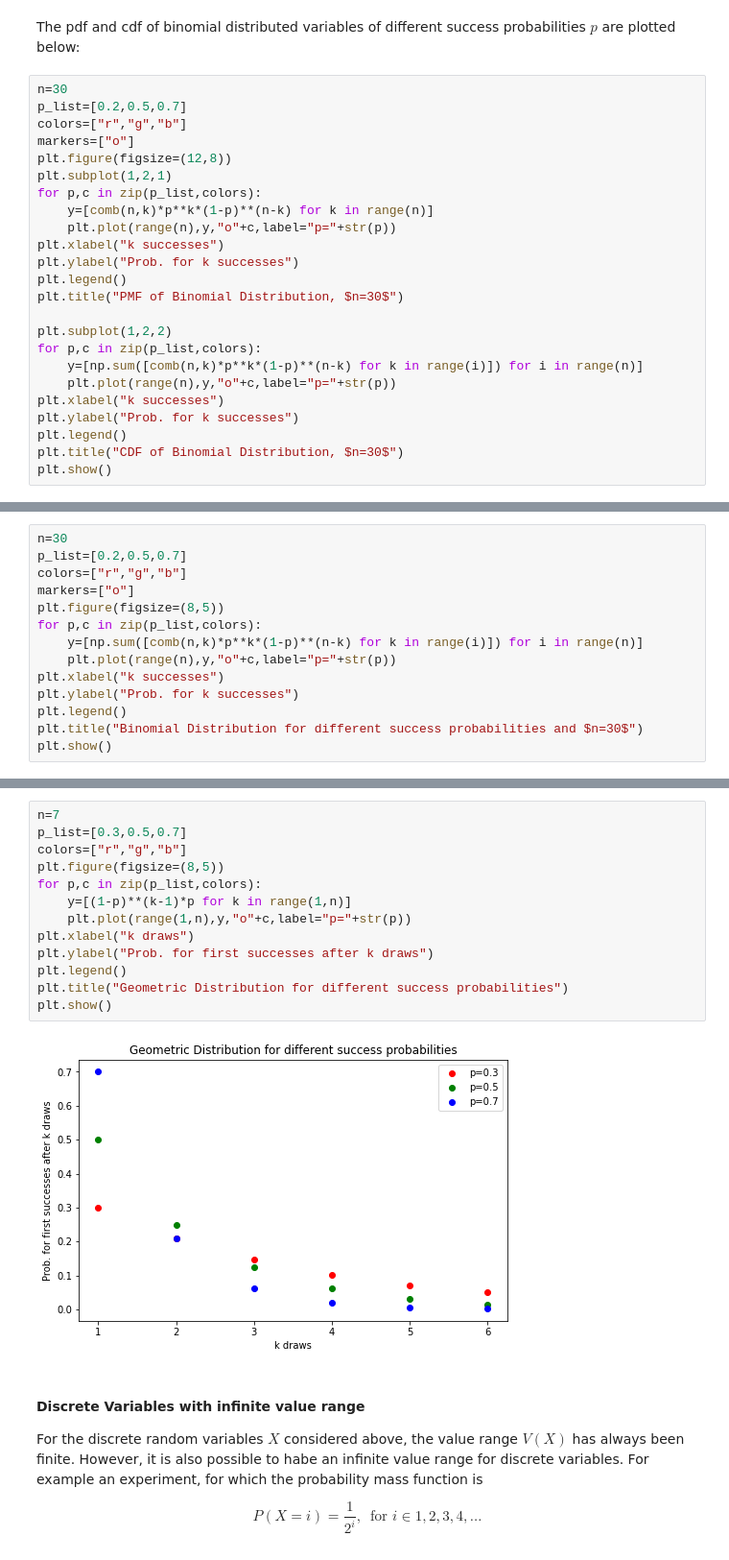
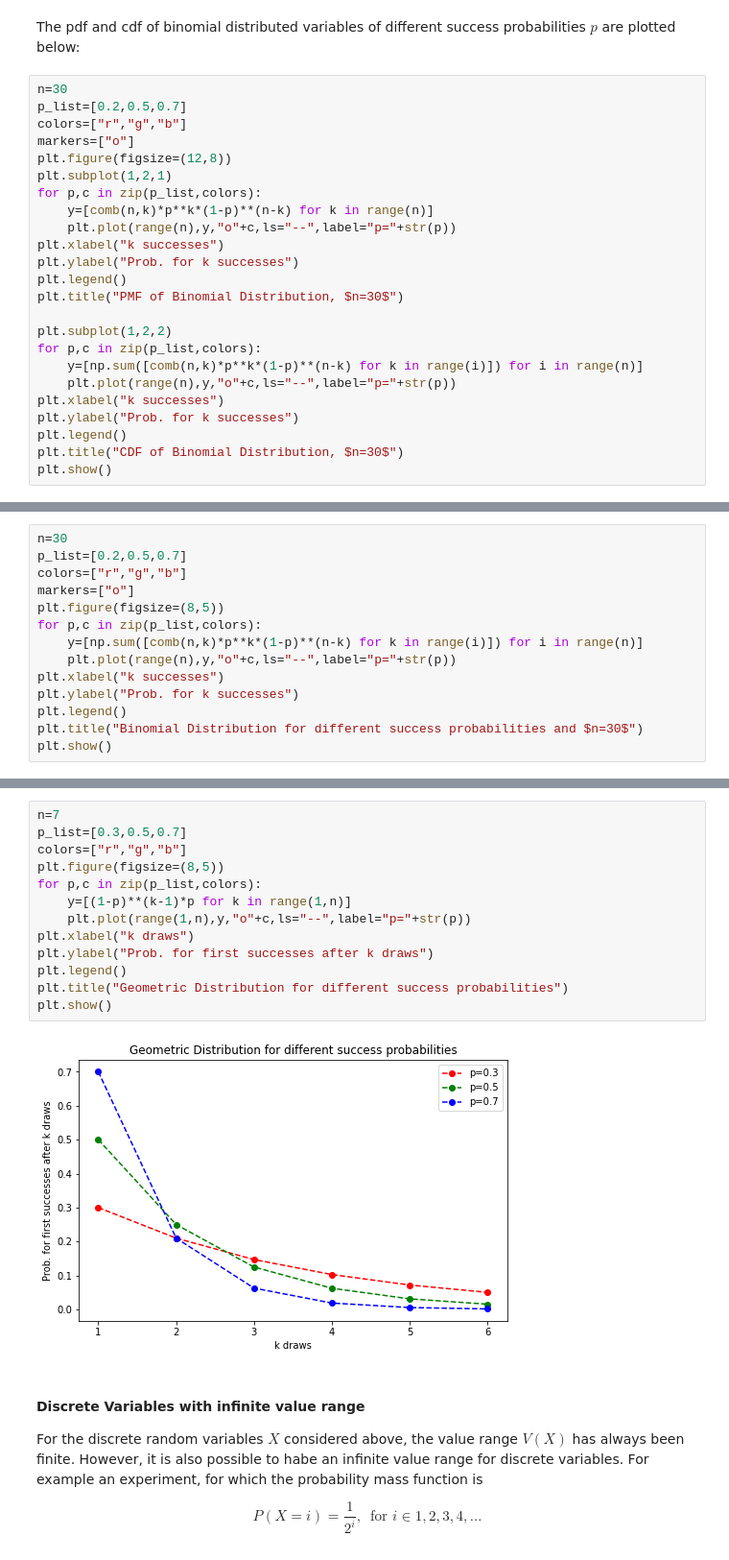
Before and after one commit to hannibunny/probability, a Jupyter notebook: prob/_build/jupyter_execute/ProbabilityUnivariate.ipynb, the cells around one changed output, grey strips where cells are left out. Shown: that part at 96% size. Saved outputs shown, nothing was run; the diff lists cells and outputs as text.

```diff
--- a/prob/_build/jupyter_execute/ProbabilityUnivariate.ipynb
+++ b/prob/_build/jupyter_execute/ProbabilityUnivariate.ipynb
@@ -126,7 +126,7 @@ plt.figure(figsize=(12,8))
 plt.subplot(1,2,1)
 for p,c in zip(p_list,colors):
     y=[comb(n,k)*p**k*(1-p)**(n-k) for k in range(n)]
-    plt.plot(range(n),y,"o"+c,label="p="+str(p))
+    plt.plot(range(n),y,"o"+c,ls="--",label="p="+str(p))
 plt.xlabel("k successes")
 plt.ylabel("Prob. for k successes")
 plt.legend()
@@ -135,7 +135,7 @@ plt.title("PMF of Binomial Distribution, $n=30$")
 plt.subplot(1,2,2)
 for p,c in zip(p_list,colors):
     y=[np.sum([comb(n,k)*p**k*(1-p)**(n-k) for k in range(i)]) for i in range(n)]
-    plt.plot(range(n),y,"o"+c,label="p="+str(p))
+    plt.plot(range(n),y,"o"+c,ls="--",label="p="+str(p))
 plt.xlabel("k successes")
 plt.ylabel("Prob. for k successes")
 plt.legend()
@@ -165,7 +177,7 @@ markers=["o"]
 plt.figure(figsize=(8,5))
 for p,c in zip(p_list,colors):
     y=[np.sum([comb(n,k)*p**k*(1-p)**(n-k) for k in range(i)]) for i in range(n)]
-    plt.plot(range(n),y,"o"+c,label="p="+str(p))
+    plt.plot(range(n),y,"o"+c,ls="--",label="p="+str(p))
 plt.xlabel("k successes")
 plt.ylabel("Prob. for k successes")
 plt.legend()
@@ -176,18 +188,18 @@ plt.show()
 # %%
 n=7
 p_list=[0.3,0.5,0.7]
 colors=["r","g","b"]
 plt.figure(figsize=(8,5))
 for p,c in zip(p_list,colors):
     y=[(1-p)**(k-1)*p for k in range(1,n)]
-    plt.plot(range(1,n),y,"o"+c,label="p="+str(p))
+    plt.plot(range(1,n),y,"o"+c,ls="--",label="p="+str(p))
 plt.xlabel("k draws")
 plt.ylabel("Prob. for first successes after k draws")
 plt.legend()
 plt.title("Geometric Distribution for different success probabilities")
 plt.show()
 # %% [output]
-[figure, old version]
+[figure, new version]
 # %% [markdown]
 #### Discrete Variables with infinite value range
 For the discrete random variables $X$ considered above, the value range $V(X)$ has always been finite. However, it is also possible to habe an infinite value range for discrete variables. For example an experiment, for which the probability mass function is
```
Also changed, not shown: parts of 5 cells of this notebook, 51 other files.
